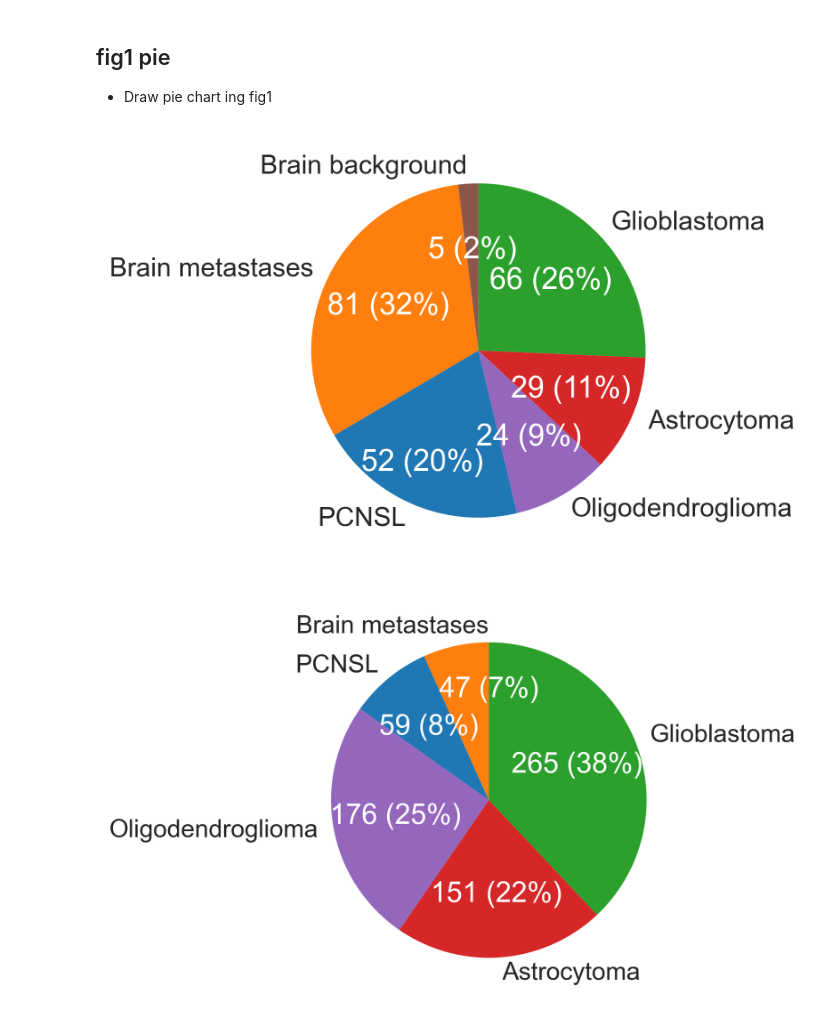
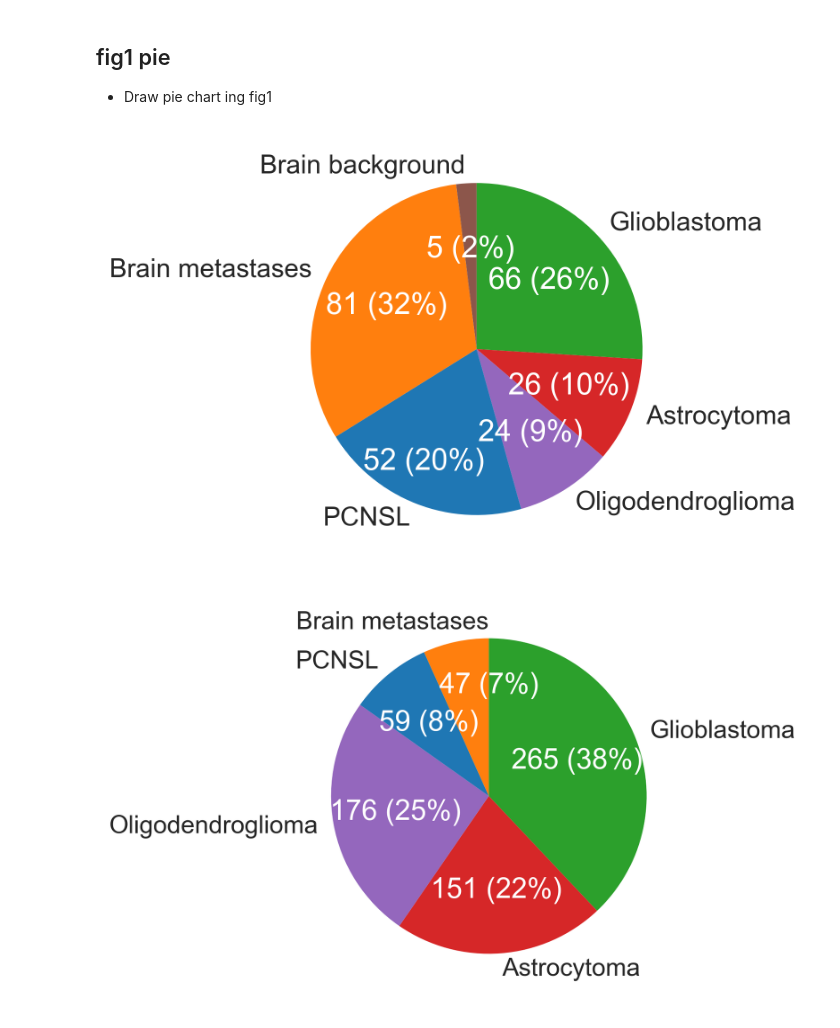
Before and after one commit to endaaman/bt, a Jupyter notebook: notes/note_dataset.ipynb, the cells around one changed output. Cells and saved outputs as stored; diff of their text form; code cells hidden in the pictures.

```diff
--- a/notes/note_dataset.ipynb
+++ b/notes/note_dataset.ipynb
@@ -56,7 +56,7 @@ colors = [
 
 data = {
     'Glioblastoma': 66,
-    'Astrocytoma': 29,
+    'Astrocytoma': 26,
     'Oligodendroglioma': 24,
     'PCNSL': 52,
     'Brain metastases': 81,
@@ -75,34 +75,34 @@ legend_labels = [
 
 
 plt.figure(figsize=(6, 4))
 wedges, texts, autotexts = plt.pie(
     counts,
     startangle=90,
     counterclock=False,
     colors=colors,
 
     # labels=None,
     labels=labels,
     # labeldistance=1.1,
 
     autopct=lambda p: f'{round(p*total/100)} ({round(p)}%)',
     # pctdistance=0.8,
     wedgeprops={'width': 1, 'edgecolor': 'white', 'linewidth': 0},
 )
 
 # L: move upper
 pos = autotexts[-3].get_position()
 autotexts[-3].set_position((pos[0]-0.1, pos[1]-0.12))
 
 for text in autotexts:
     text.set_fontsize(16)
     text.set_color('white')
 
 
 plt.savefig('out/figs/fig1/dataset_pie_local.png', format='png')
 plt.show()
 # %% [output]
-[figure, old version]
+[figure, new version]
 # %%
 data = {
     'Glioblastoma': 265,
```
Also changed, not shown: 2 other files.
